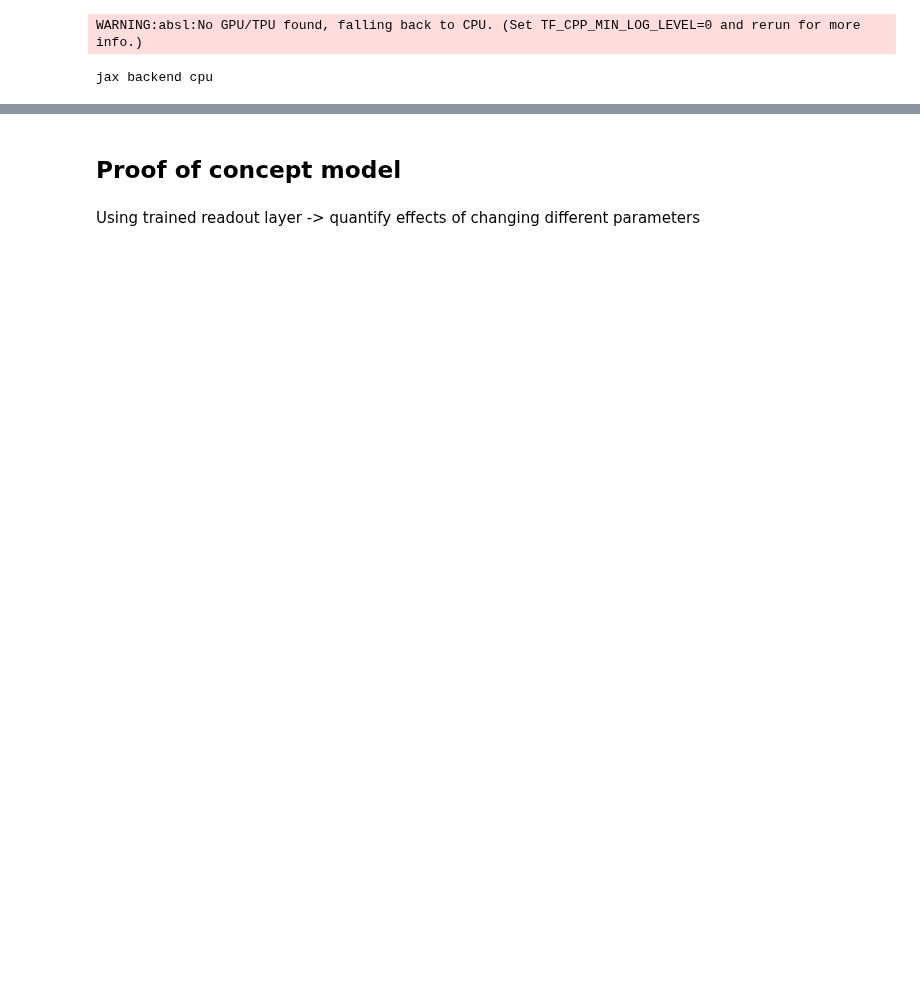
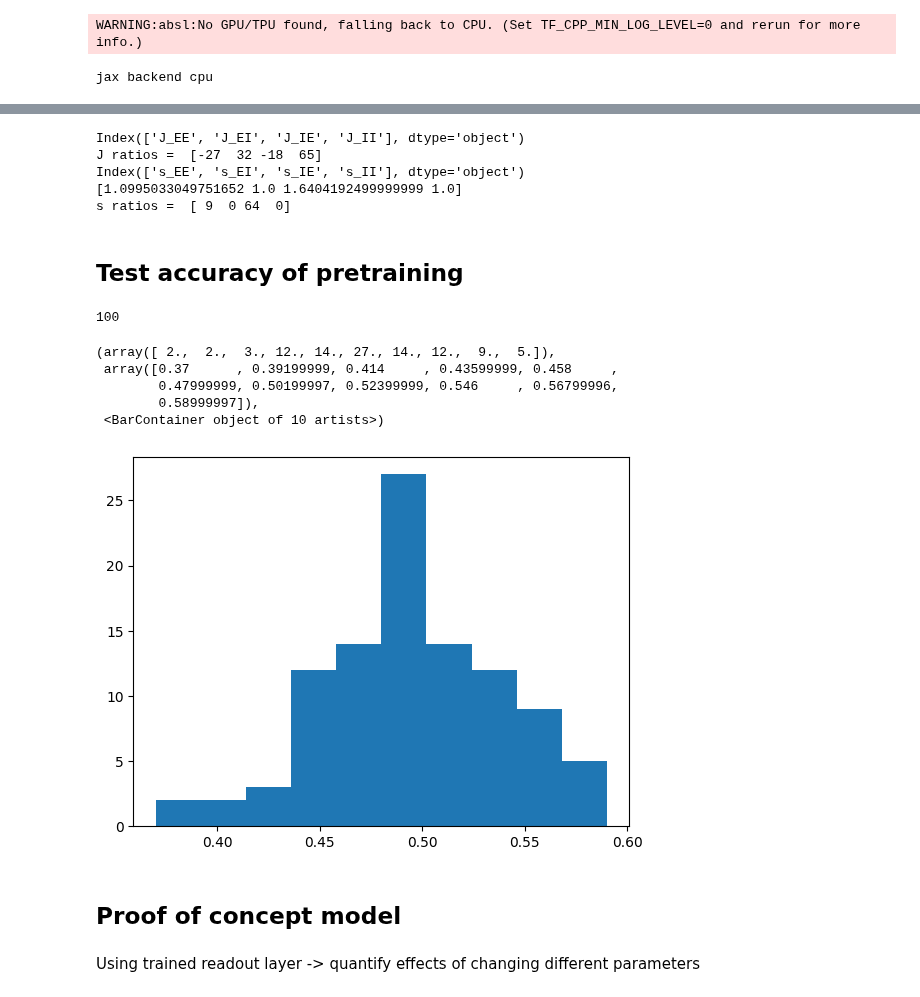
Before and after one commit to clarapecci/SSN_VPL, a Jupyter notebook: separate_training.ipynb, the cells around one changed output, grey strips where cells are left out. Cells and saved outputs as stored; diff of their text form; code cells hidden in the pictures; blank space fills up the shorter version.

```diff
--- a/separate_training.ipynb
+++ b/separate_training.ipynb
@@ -455,3 +445,0 @@ Training loss: 29.947383880615234 ¦ Validation -- loss: 0.6085653305053711, tru
-# %%
-for i in range(len(new_readout_pars['w_sig'])):
-    print((new_readout_pars['w_sig'][i] / readout_pars['w_sig'][i] - 1 )*100)
@@ -498,0 +525,8 @@ KeyboardInterrupt
+# %%
+param_ratios(results_fixed)
+# %% [output]
+Index(['J_EE', 'J_EI', 'J_IE', 'J_II'], dtype='object')
+J ratios =  [-27  32 -18  65]
+Index(['s_EE', 's_EI', 's_IE', 's_II'], dtype='object')
+[1.0995033049751652 1.0 1.6404192499999999 1.0]
+s ratios =  [ 9  0 64  0]
@@ -499,3 +550,23 @@ KeyboardInterrupt
+# %% [markdown]
+## Test accuracy of pretraining
+# %%
+list_accs = []
+for i in range(0,100):
+    test_data = create_data(stimuli_pars, number = 100, offset = 10, ref_ori = 55)
+    _, true_acc, _= vmap_eval(ssn_layer_pars, new_readout_pars, ssn_pars, grid_pars, conn_pars, test_data, filter_pars,  conv_pars, loss_pars, bernoulli=True, sig_noise=sig_noise)
+    list_accs.append(true_acc)
+
+list_accs = np.asarray(list_accs)
+print(len(list_accs))
+plt.hist(list_accs)
+# %% [output]
+100
+(array([ 2.,  2.,  3., 12., 14., 27., 14., 12.,  9.,  5.]),
+ array([0.37      , 0.39199999, 0.414     , 0.43599999, 0.458     ,
+        0.47999999, 0.50199997, 0.52399999, 0.546     , 0.56799996,
+        0.58999997]),
+ <BarContainer object of 10 artists>)
+[figure, added]
 # %% [markdown]
 ## Proof of concept model
 # %% [markdown]
```
Also changed, not shown: parts of 20 cells of this notebook.
